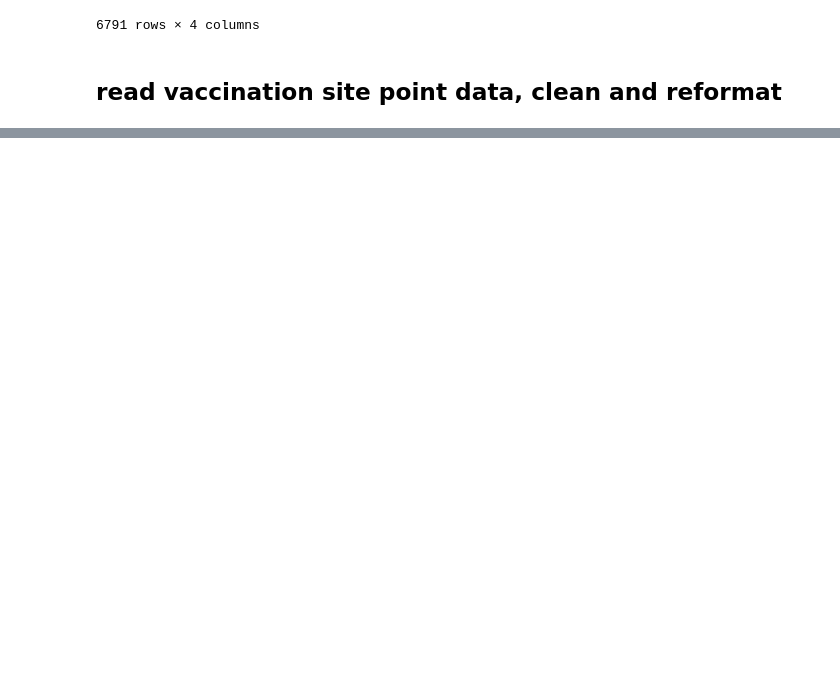
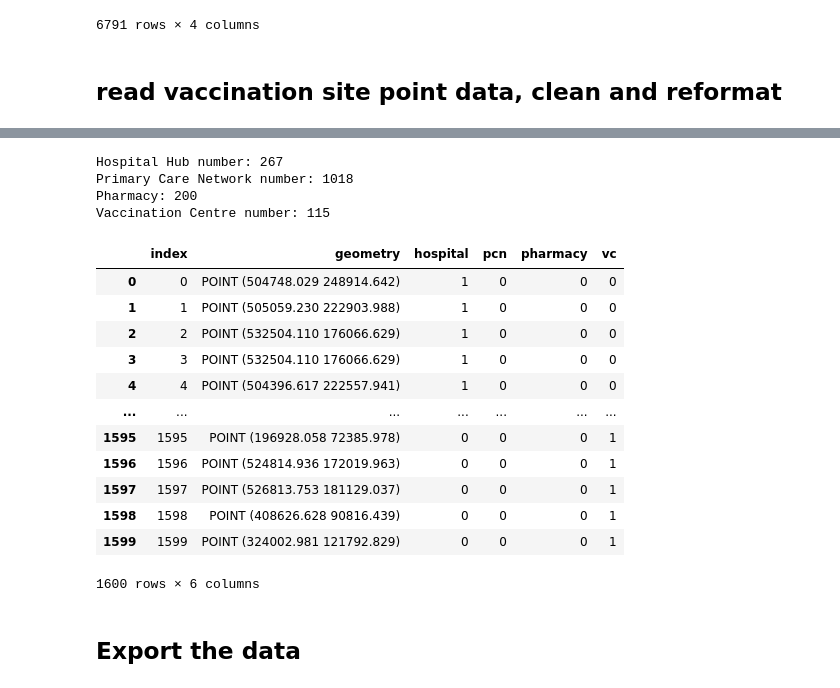
Before and after one commit to LingruFeng/dissertation, a Jupyter notebook: data_raw/data_preprocss.ipynb, the cells around one changed output, grey strips where cells are left out. Drawn from its saved outputs; the diff is of its cells as text; code cells hidden in the pictures; blank space fills up the shorter version.

```diff
--- a/data_raw/data_preprocss.ipynb
+++ b/data_raw/data_preprocss.ipynb
@@ -104,0 +115,65 @@ DriverError: '/vsimem/68245ff6fe2d4b0ba1e1046195e9694a' not recognized as a supp
+# %%
+# Drop useless columns
+drop_columns = ['Region','ICS_STP','Trust_or_s','Address','Postcode','city','country','result_num','status','formatted_','place_id','location_t','latlong']
+hospital.drop(columns=drop_columns, axis=1,inplace=True)
+
+drop_columns = ['Region','CCG','Site_name','Address','Postcode','city','country','result_num','status','formatted_','place_id','location_t','latlong']
+pcn.drop(columns=drop_columns, axis=1,inplace=True)
+
+drop_columns = ['Name_of_si','Address','Postcode','city','country','result_num','status','formatted_','place_id','location_t','latlong']
+pharmacy.drop(columns=drop_columns, axis=1,inplace=True)
+
+drop_columns = ['Centre','Address','Postcode','city','country','result_num','status','formatted_','place_id','location_t','latlong']
+vc.drop(columns=drop_columns, axis=1,inplace=True)
+# %%
+# format the dataframe
+vc['hospital']=0
+vc['pcn']=0
+vc['pharmacy']=0
+vc['vc']=1
+
+hospital['hospital']=1
+hospital['pcn']=0
+hospital['pharmacy']=0
+hospital['vc']=0
+
+pharmacy['hospital']=0
+pharmacy['pcn']=0
+pharmacy['pharmacy']=1
+pharmacy['vc']=0
+
+pcn['hospital']=0
+pcn['pcn']=1
+pcn['pharmacy']=0
+pcn['vc']=0
+# %%
+print("Hospital Hub number:",hospital.shape[0])
+print("Primary Care Network number:",pcn.shape[0])
+print("Pharmacy:",pharmacy.shape[0])
+print("Vaccination Centre number:",vc.shape[0])
+# %% [output]
+Hospital Hub number: 267
+Primary Care Network number: 1018
+Pharmacy: 200
+Vaccination Centre number: 115
+# %%
+# concat four types of vaccination site data into one dataframe
+site = pd.concat([hospital, pcn, pharmacy, vc], axis=0, ignore_index=True).reset_index()
+# %%
+site
+# %% [output]
+|  | index | geometry | hospital | pcn | pharmacy | vc |
+| 0 | 0 | POINT (504748.029 248914.642) | 1 | 0 | 0 | 0 |
+| 1 | 1 | POINT (505059.230 222903.988) | 1 | 0 | 0 | 0 |
+| 2 | 2 | POINT (532504.110 176066.629) | 1 | 0 | 0 | 0 |
+| 3 | 3 | POINT (532504.110 176066.629) | 1 | 0 | 0 | 0 |
+| 4 | 4 | POINT (504396.617 222557.941) | 1 | 0 | 0 | 0 |
+| ... | ... | ... | ... | ... | ... | ... |
+| 1595 | 1595 | POINT (196928.058 72385.978) | 0 | 0 | 0 | 1 |
+| 1596 | 1596 | POINT (524814.936 172019.963) | 0 | 0 | 0 | 1 |
+| 1597 | 1597 | POINT (526813.753 181129.037) | 0 | 0 | 0 | 1 |
+| 1598 | 1598 | POINT (408626.628 90816.439) | 0 | 0 | 0 | 1 |
+| 1599 | 1599 | POINT (324002.981 121792.829) | 0 | 0 | 0 | 1 |
+1600 rows × 6 columns
+# %% [markdown]
+## Export the data
```
Also changed, not shown: parts of 11 cells of this notebook.
